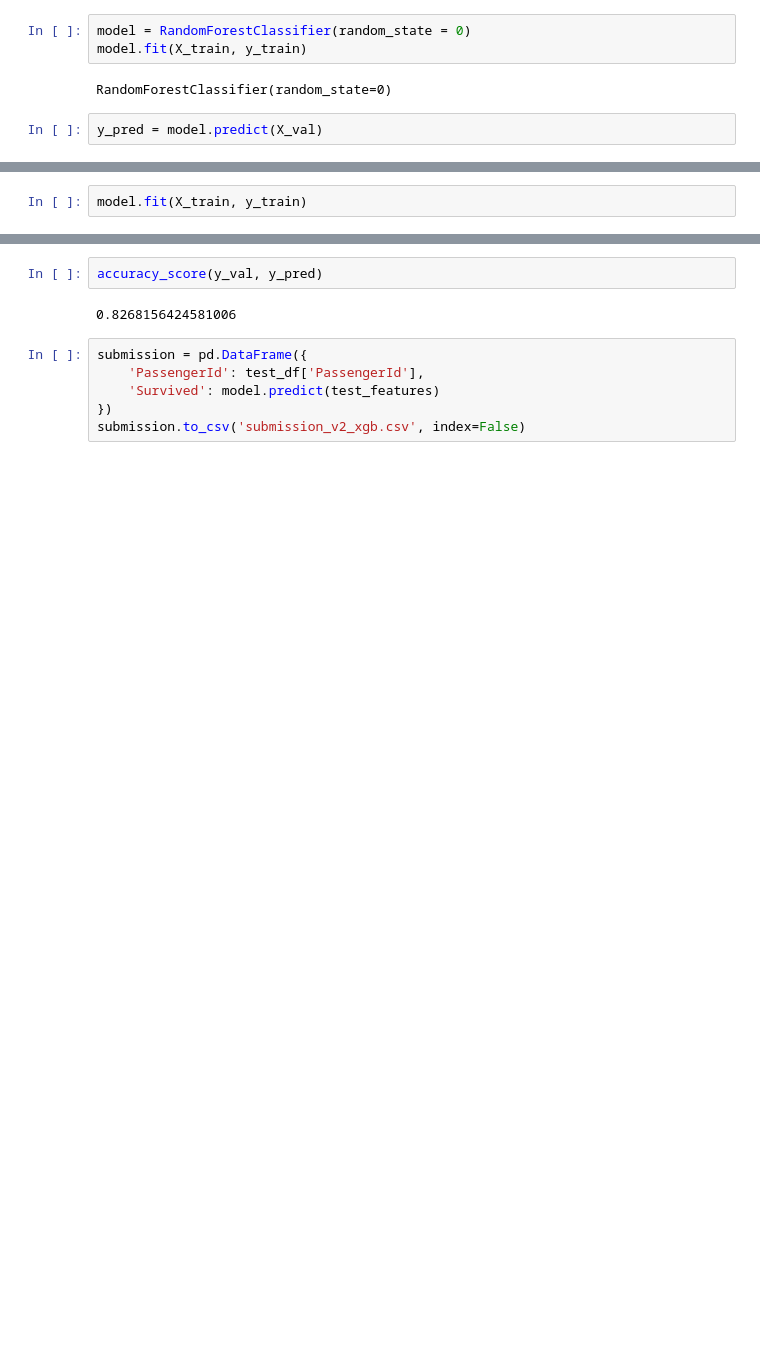
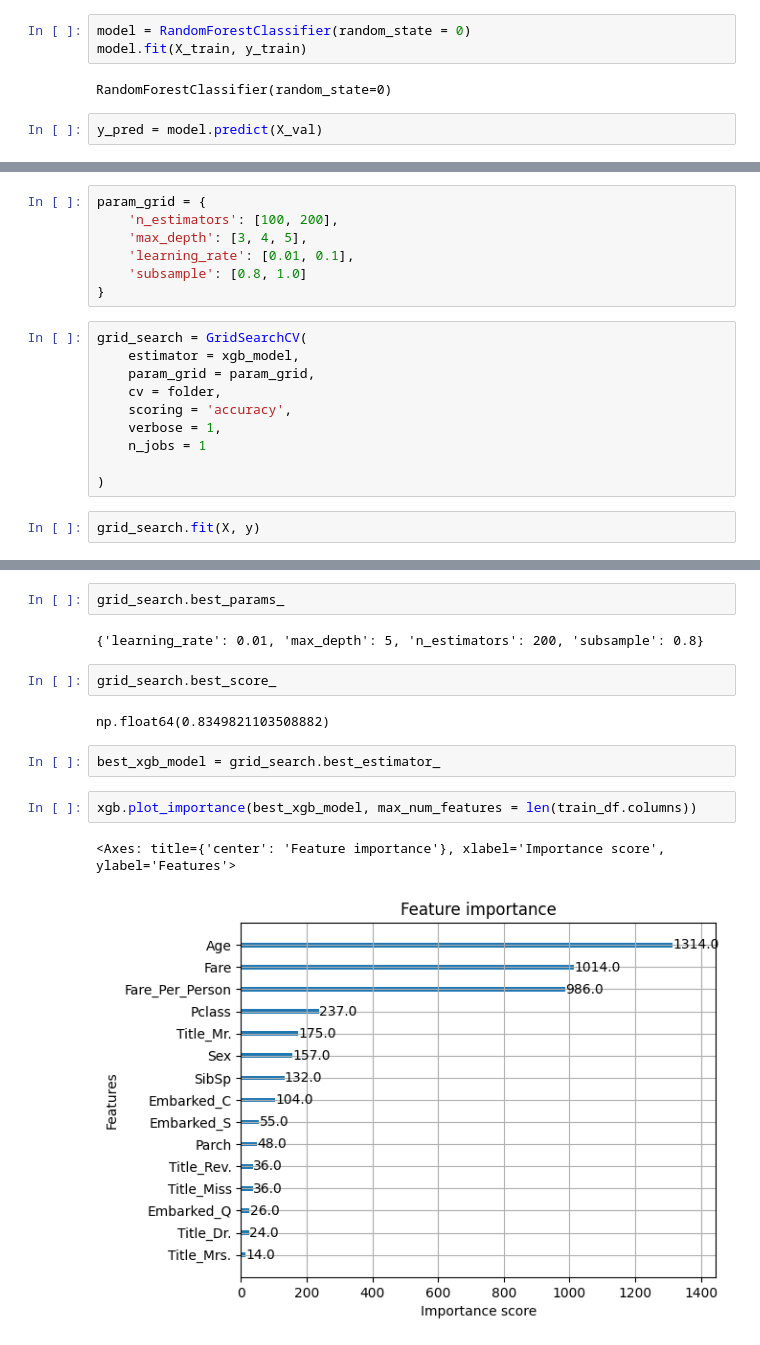
Before and after one commit to dominic738/titanic, a Jupyter notebook: titanic.ipynb, the cells around one changed output, grey strips where cells are left out. Cells and saved outputs as stored; diff of their text form; blank space fills up the shorter version.

Commit message:
XGBoost with GridSearchCV

```diff
--- a/titanic.ipynb
+++ b/titanic.ipynb
@@ -125,6 +129,23 @@ model = xgb.XGBClassifier(
     eval_metric='logloss',
     random_state=42
 )
+# %%
+param_grid = {
+    'n_estimators': [100, 200],
+    'max_depth': [3, 4, 5],
+    'learning_rate': [0.01, 0.1],
+    'subsample': [0.8, 1.0]
+}
+# %%
+grid_search = GridSearchCV(
+    estimator = xgb_model,
+    param_grid = param_grid,
+    cv = folder,
+    scoring = 'accuracy',
+    verbose = 1,
+    n_jobs = 1
+
+)
 # %%
-model.fit(X_train, y_train)
+grid_search.fit(X, y)
 # %% [output]
@@ -148,10 +190,15 @@ y_pred = model.predict(X_val)
-# %%
-accuracy_score(y_val, y_pred)
-# %% [output]
-0.8268156424581006
-# %%
-submission = pd.DataFrame({
-    'PassengerId': test_df['PassengerId'],
-    'Survived': model.predict(test_features)
-})
-submission.to_csv('submission_v2_xgb.csv', index=False)
+# %%
+grid_search.best_params_
+# %% [output]
+{'learning_rate': 0.01, 'max_depth': 5, 'n_estimators': 200, 'subsample': 0.8}
+# %%
+grid_search.best_score_
+# %% [output]
+np.float64(0.8349821103508882)
+# %%
+best_xgb_model = grid_search.best_estimator_
+# %%
+xgb.plot_importance(best_xgb_model, max_num_features = len(train_df.columns))
+# %% [output]
+<Axes: title={'center': 'Feature importance'}, xlabel='Importance score', ylabel='Features'>
+[figure, added]
```
Also changed, not shown: parts of 20 cells of this notebook, 1 other file.
